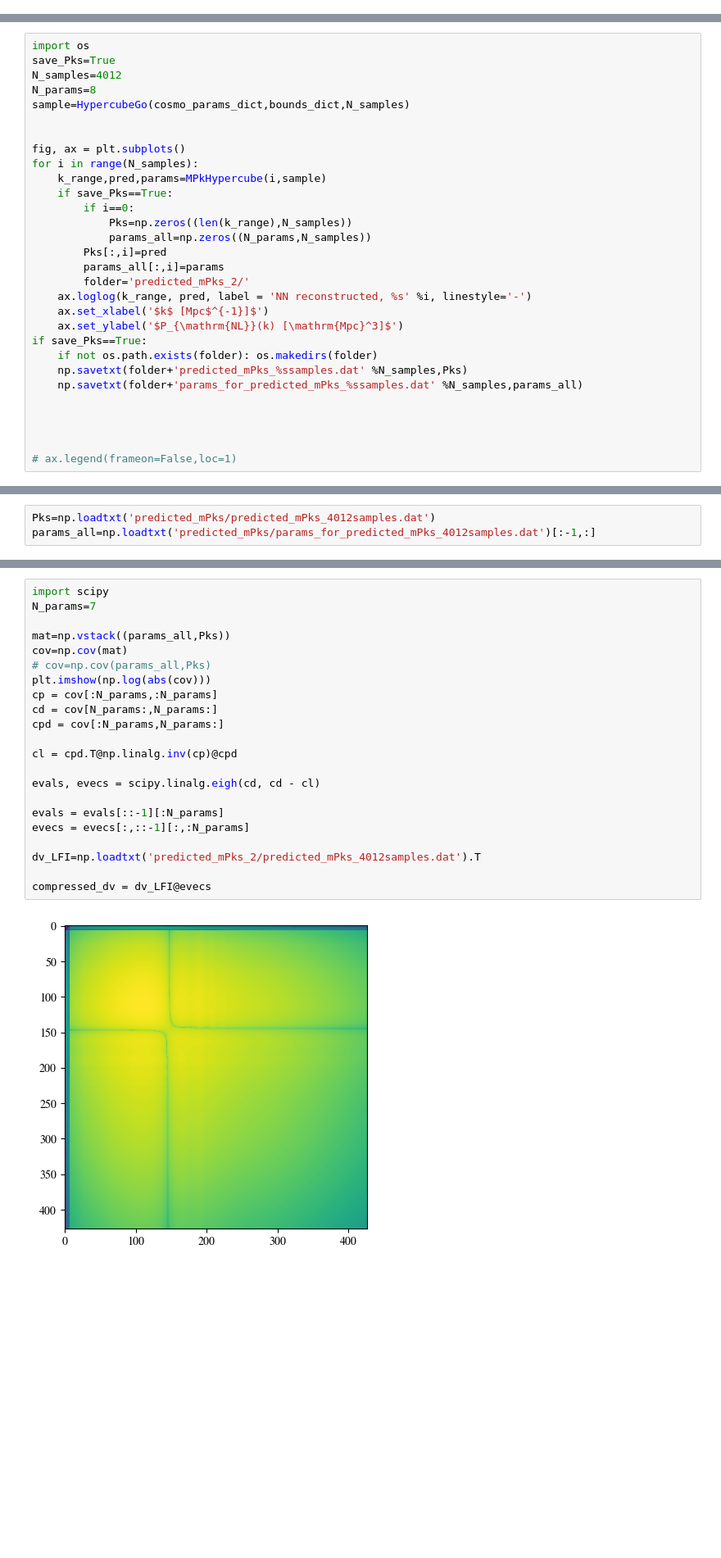
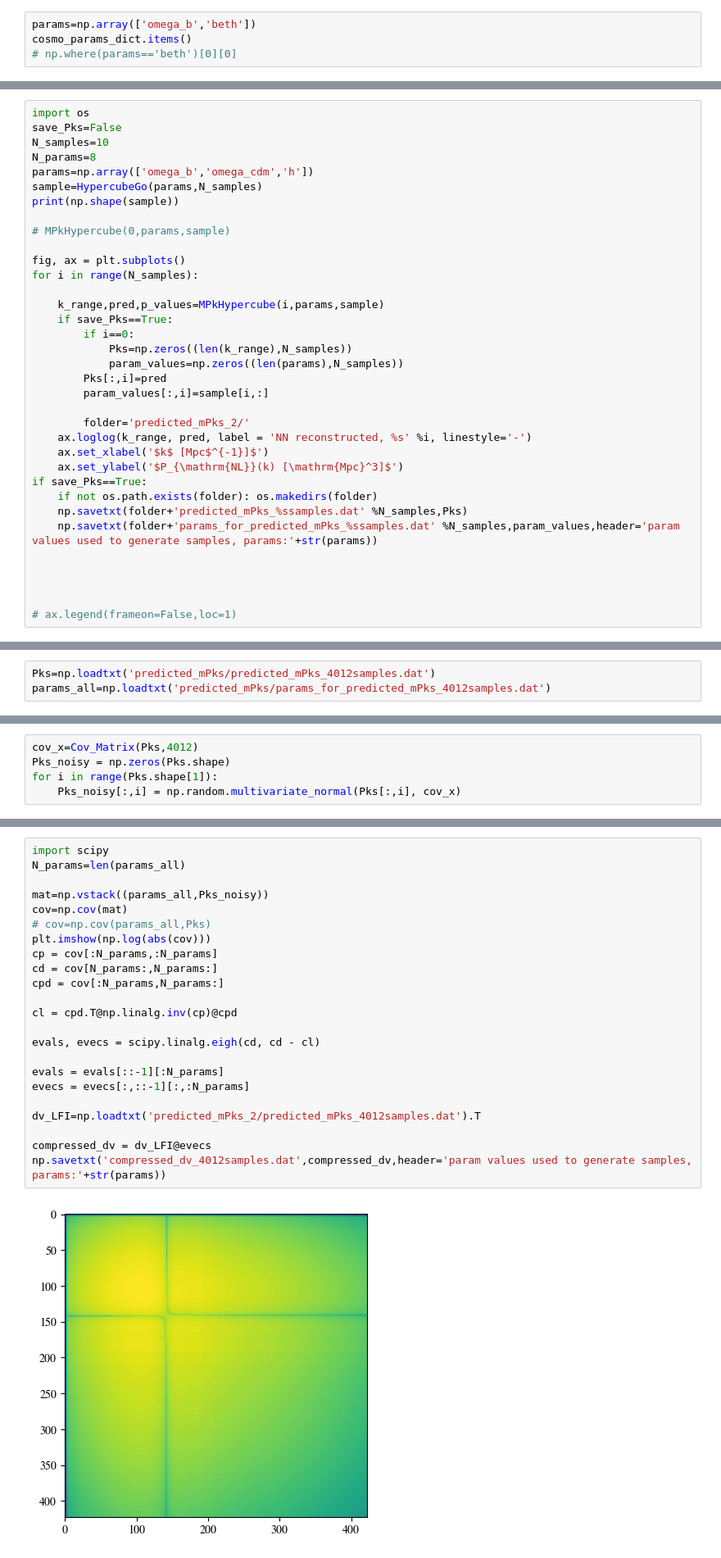
Before and after one commit to davidesciotti/AstroDat, a Jupyter notebook: power_spectrum_beth.ipynb, the cells around one changed output, grey strips where cells are left out. Shown at 82% size. Drawn from its saved outputs; the diff is of its cells as text; blank space fills up the shorter version.

```diff
--- a/power_spectrum_beth.ipynb
+++ b/power_spectrum_beth.ipynb
@@ -72,3 +84,7 @@ bounds_dict={
     'eta_0': [0.6,0.8],
     'z': [0.0,0.0]
 }
+# %%
+params=np.array(['omega_b','beth'])
+cosmo_params_dict.items()
+# np.where(params=='beth')[0][0]
@@ -96,20 +134,25 @@ def MPkHypercube(i,sample):
 # %%
 import os
-save_Pks=True
-N_samples=4012
+save_Pks=False
+N_samples=10
 N_params=8
-sample=HypercubeGo(cosmo_params_dict,bounds_dict,N_samples)
+params=np.array(['omega_b','omega_cdm','h'])
+sample=HypercubeGo(params,N_samples)
+print(np.shape(sample))
 
+# MPkHypercube(0,params,sample)
 
 fig, ax = plt.subplots()
 for i in range(N_samples):
-    k_range,pred,params=MPkHypercube(i,sample)
+
+    k_range,pred,p_values=MPkHypercube(i,params,sample)
     if save_Pks==True:
         if i==0:
             Pks=np.zeros((len(k_range),N_samples))
-            params_all=np.zeros((N_params,N_samples))
+            param_values=np.zeros((len(params),N_samples))
         Pks[:,i]=pred
-        params_all[:,i]=params
+        param_values[:,i]=sample[i,:]
+
         folder='predicted_mPks_2/'
     ax.loglog(k_range, pred, label = 'NN reconstructed, %s' %i, linestyle='-')
     ax.set_xlabel('$k$ [Mpc$^{-1}]$')
@@ -117,7 +160,7 @@ for i in range(N_samples):
 if save_Pks==True:
     if not os.path.exists(folder): os.makedirs(folder)
     np.savetxt(folder+'predicted_mPks_%ssamples.dat' %N_samples,Pks)
-    np.savetxt(folder+'params_for_predicted_mPks_%ssamples.dat' %N_samples,params_all)
+    np.savetxt(folder+'params_for_predicted_mPks_%ssamples.dat' %N_samples,param_values,header='param values used to generate samples, params:'+str(params))
 
 
 
@@ -135,7 +179,7 @@ def Cov_Matrix(Pks,N_sims=1000):
 	return(cov_matrix)
 # %%
 Pks=np.loadtxt('predicted_mPks/predicted_mPks_4012samples.dat')
-params_all=np.loadtxt('predicted_mPks/params_for_predicted_mPks_4012samples.dat')[:-1,:]
+params_all=np.loadtxt('predicted_mPks/params_for_predicted_mPks_4012samples.dat')
 # %%
 plt.imshow(np.log(abs(Cov_Matrix(Pks,4012))))
 plt.colorbar()
@@ -148,0 +193,5 @@ np.shape(params_all)
+# %%
+cov_x=Cov_Matrix(Pks,4012)
+Pks_noisy = np.zeros(Pks.shape)
+for i in range(Pks.shape[1]):
+    Pks_noisy[:,i] = np.random.multivariate_normal(Pks[:,i], cov_x)
@@ -149,27 +212,28 @@ np.shape(params_all)
 # %%
 import scipy
-N_params=7
+N_params=len(params_all)
 
-mat=np.vstack((params_all,Pks))
+mat=np.vstack((params_all,Pks_noisy))
 cov=np.cov(mat)
 # cov=np.cov(params_all,Pks)
 plt.imshow(np.log(abs(cov)))
 cp = cov[:N_params,:N_params]
 cd = cov[N_params:,N_params:]
 cpd = cov[:N_params,N_params:]
 
 cl = cpd.T@np.linalg.inv(cp)@cpd
 
 evals, evecs = scipy.linalg.eigh(cd, cd - cl)
 
 evals = evals[::-1][:N_params]
 evecs = evecs[:,::-1][:,:N_params]
 
 dv_LFI=np.loadtxt('predicted_mPks_2/predicted_mPks_4012samples.dat').T
 
 compressed_dv = dv_LFI@evecs
+np.savetxt('compressed_dv_4012samples.dat',compressed_dv,header='param values used to generate samples, params:'+str(params))
 # %% [output]
-[figure, old version]
+[figure, new version]
 # %%
 np.shape(compressed_dv)
 # %% [output]
```
Also changed, not shown: parts of 25 cells of this notebook.
